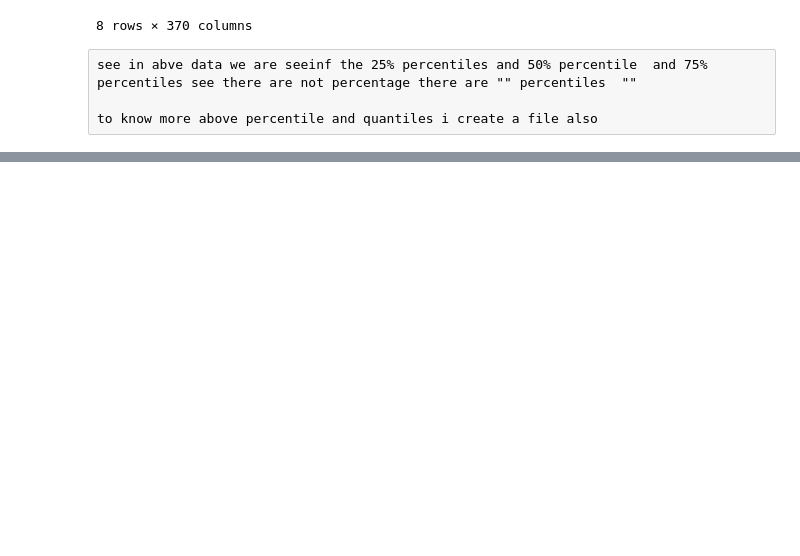
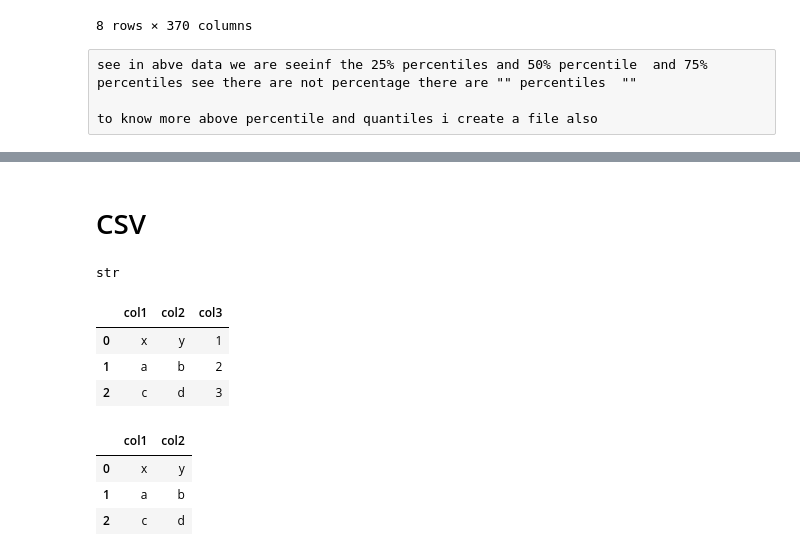
Before and after one commit to aedumbakakarthik1/machine-learning-in-python, a Jupyter notebook: 5.2)pandas part-2.ipynb, the cells around one changed output, grey strips where cells are left out. Cells and saved outputs as stored; diff of their text form; code cells hidden in the pictures; blank space fills up the shorter version.

```diff
--- a/5.2)pandas part-2.ipynb
+++ b/5.2)pandas part-2.ipynb
@@ -65,0 +120,2 @@ to know more above percentile and quantiles i create a file also
+# %% [markdown]
+# CSV
@@ -65,0 +124,25 @@ to know more above percentile and quantiles i create a file also
+# %%
+data= ("col1,col2,col3\n"
+      'x,y,1\n'
+      'a,b,2\n'
+      'c,d,3')
+# %%
+type(data)
+# %% [output]
+str
+# %%
+pd.read_csv(StringIO(data))
+# %% [output]
+|  | col1 | col2 | col3 |
+| 0 | x | y | 1 |
+| 1 | a | b | 2 |
+| 2 | c | d | 3 |
+# %%
+#read from specifying columns
+df=pd.read_csv(StringIO(data),usecols=["col1","col2"])
+df
+# %% [output]
+|  | col1 | col2 |
+| 0 | x | y |
+| 1 | a | b |
+| 2 | c | d |
```
Also changed, not shown: parts of 24 cells of this notebook, 1 other file.
